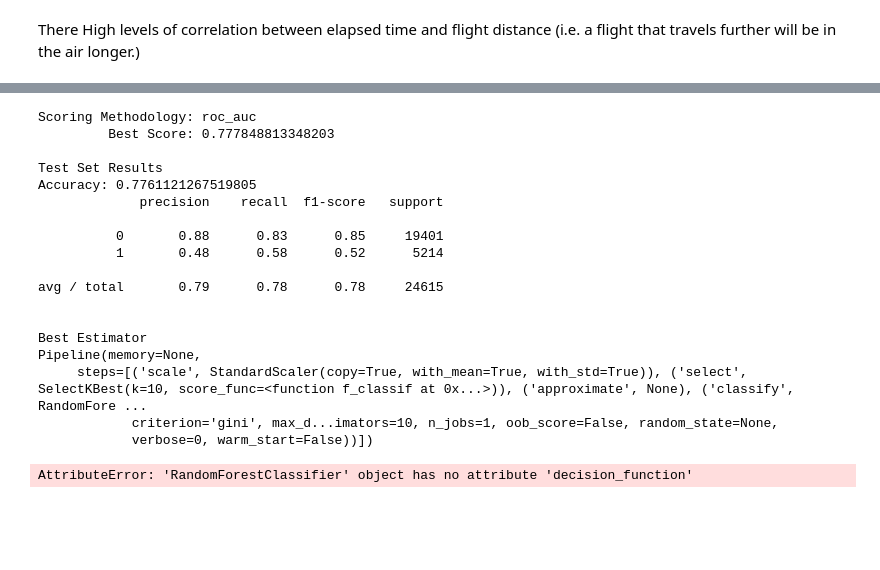
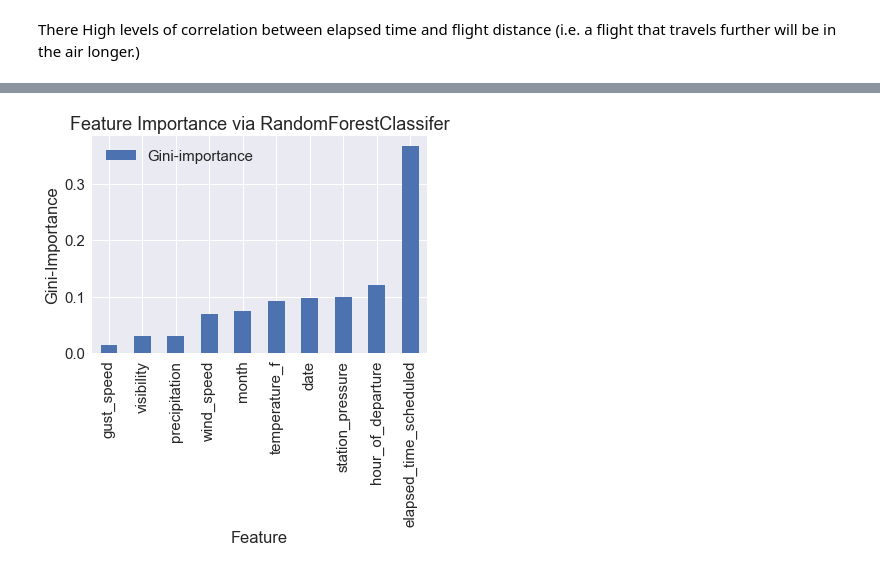
Before and after one commit to aviationweather/airport-delays, a Jupyter notebook: notebooks/modeling/classifier-comparison-with-sklearn.ipynb, the cells around one changed output, grey strips where cells are left out. Saved outputs shown, nothing was run; the diff lists cells and outputs as text; code cells hidden in the pictures; blank space fills up the shorter version.

```diff
--- a/notebooks/modeling/classifier-comparison-with-sklearn.ipynb
+++ b/notebooks/modeling/classifier-comparison-with-sklearn.ipynb
@@ -75,5 +79,29 @@ plot_and_save_correlation_image(features.corr())
 # %% [markdown]
 There High levels of correlation between elapsed time and flight distance (i.e. a flight that travels further will be in the air longer.)
 # %%
-y = features['delayed']
-X = features.drop('delayed', axis=1)
+y = features['was_delayed']
+X = features.drop(['was_delayed', 'flight_distance'], axis=1)
+# %%
+## generate a plot of gini importances with and without balance classes, showing that even that one small change can have an impact on what is important
+
+from sklearn.ensemble import ExtraTreesClassifier
+import pandas as pd
+
+def estimate_feature_importances(X, y, feature_names, class_weight=None):
+    forest = ExtraTreesClassifier(n_estimators=250, random_state=0, class_weight=class_weight)
+    forest.fit(X, y)
+
+    features = {}
+    for feature, importance in zip(feature_names, forest.feature_importances_):
+        features[feature] = importance #add the name/value pair
+
+    importances = pd.DataFrame.from_dict(features, orient='index').rename(columns={0: 'Gini-importance'})
+
+    importances.sort_values(by='Gini-importance').plot(kind='bar')
+    plt.xlabel('Feature')
+    plt.ylabel('Gini-Importance')
+    plt.title('Feature Importance via RandomForestClassifer')
+    plt.show()
+    return importances
+
+importances = estimate_feature_importances(X=X, y=y, feature_names=X.columns)
@@ -80,3 +110,7 @@ X = features.drop('delayed', axis=1)
+# %%
+importances = estimate_feature_importances(X=X, y=y, feature_names=X.columns, class_weight='balanced')
+# %% [output]
+[figure, added]
 # %%
 from sklearn.model_selection import GridSearchCV, train_test_split
 from sklearn.metrics import accuracy_score, classification_report
@@ -139,40 +153,3 @@ pipeline = Pipeline([
     ('approximate', None),
     ('classify', None)
 ])
-# %%
-grid, X_test, y_test = conduct_grid_search_and_report_metrics(X, y, parameters, pipeline, scoring='roc_auc')
-# %% [output]
-Scoring Methodology: roc_auc
-         Best Score: 0.777848813348203
-
-Test Set Results
-Accuracy: 0.7761121267519805
-             precision    recall  f1-score   support
-
-          0       0.88      0.83      0.85     19401
-          1       0.48      0.58      0.52      5214
-
-avg / total       0.79      0.78      0.78     24615
-
-
-Best Estimator
-Pipeline(memory=None,
-     steps=[('scale', StandardScaler(copy=True, with_mean=True, with_std=True)), ('select', SelectKBest(k=10, score_func=<function f_classif at 0x...>)), ('approximate', None), ('classify', RandomFore ...
-            criterion='gini', max_d...imators=10, n_jobs=1, oob_score=False, random_state=None,
-            verbose=0, warm_start=False))])
-# %%
-y_score = grid.decision_function(X_test)
-
-# Compute ROC curve and ROC area for each class
-fpr = dict()
-tpr = dict()
-roc_auc = dict()
-for i in range(n_classes):
-    fpr[i], tpr[i], _ = roc_curve(y_test[:, i], y_score[:, i])
-    roc_auc[i] = auc(fpr[i], tpr[i])
-
-# Compute micro-average ROC curve and ROC area
-fpr["micro"], tpr["micro"], _ = roc_curve(y_test.ravel(), y_score.ravel())
-roc_auc["micro"] = auc(fpr["micro"], tpr["micro"])
-# %% [output]
-AttributeError: 'RandomForestClassifier' object has no attribute 'decision_function'
```
Also changed, not shown: parts of 12 cells of this notebook, 1 other file.
